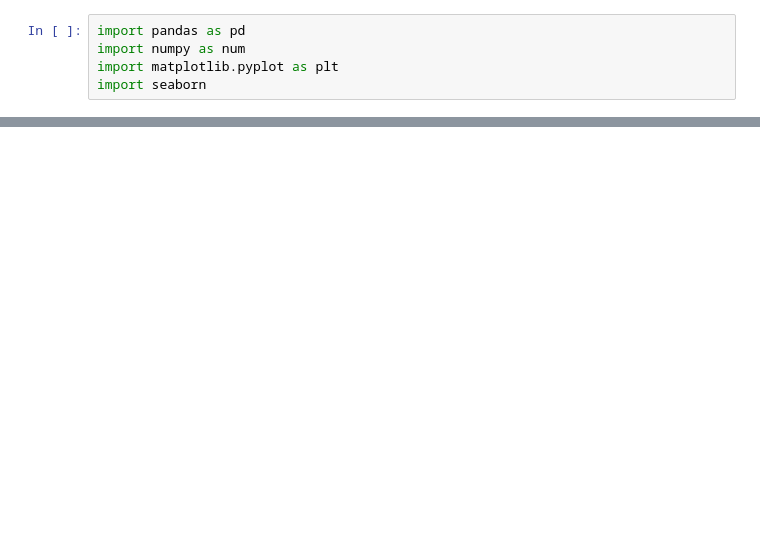
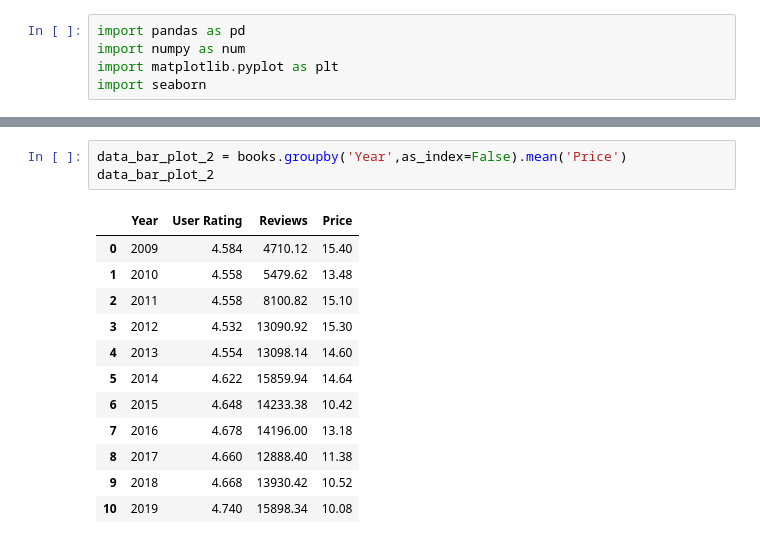
Before and after one commit to Aseel-Z/data-visulization, a Jupyter notebook: viz-a.ipynb, the cells around one changed output, grey strips where cells are left out. Cells and saved outputs as stored; diff of their text form; blank space fills up the shorter version.

```diff
--- a/viz-a.ipynb
+++ b/viz-a.ipynb
@@ -19,0 +33,16 @@ KeyError: ''
+# %%
+data_bar_plot_2 = books.groupby('Year',as_index=False).mean('Price')
+data_bar_plot_2
+# %% [output]
+|  | Year | User Rating | Reviews | Price |
+| 0 | 2009 | 4.584 | 4710.12 | 15.40 |
+| 1 | 2010 | 4.558 | 5479.62 | 13.48 |
+| 2 | 2011 | 4.558 | 8100.82 | 15.10 |
+| 3 | 2012 | 4.532 | 13090.92 | 15.30 |
+| 4 | 2013 | 4.554 | 13098.14 | 14.60 |
+| 5 | 2014 | 4.622 | 15859.94 | 14.64 |
+| 6 | 2015 | 4.648 | 14233.38 | 10.42 |
+| 7 | 2016 | 4.678 | 14196.00 | 13.18 |
+| 8 | 2017 | 4.660 | 12888.40 | 11.38 |
+| 9 | 2018 | 4.668 | 13930.42 | 10.52 |
+| 10 | 2019 | 4.740 | 15898.34 | 10.08 |
```
Also changed, not shown: parts of 10 cells of this notebook, 1 other file.
